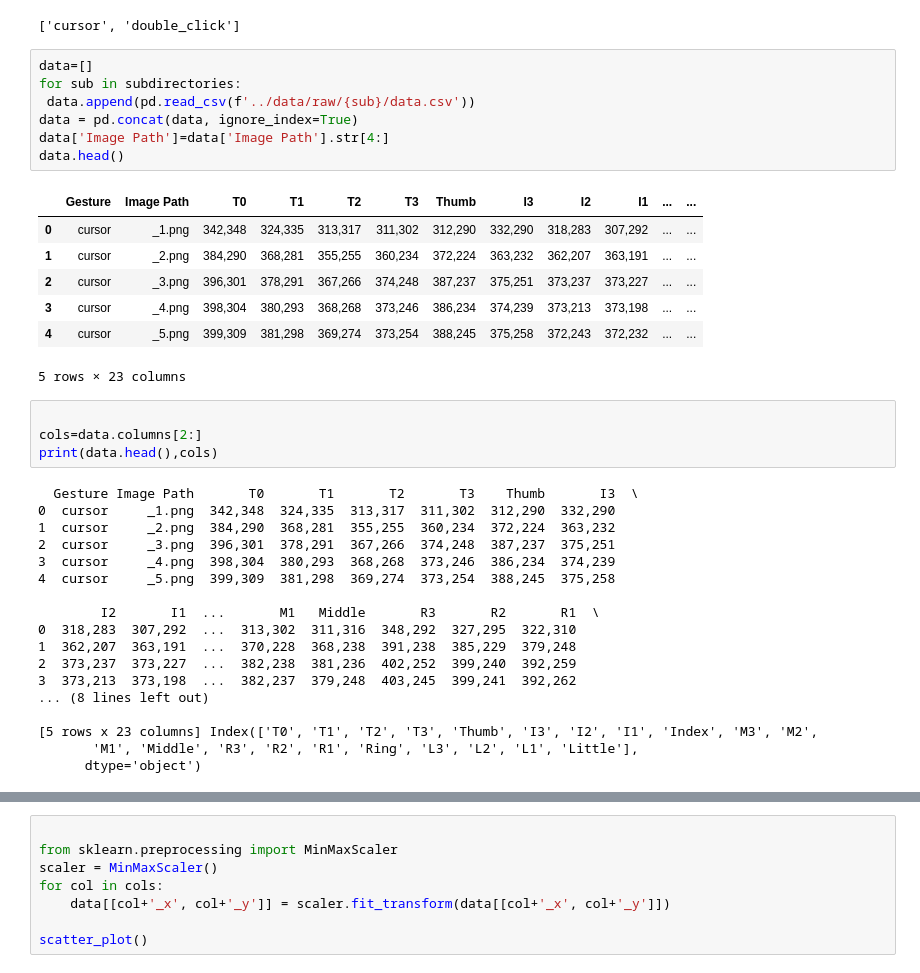
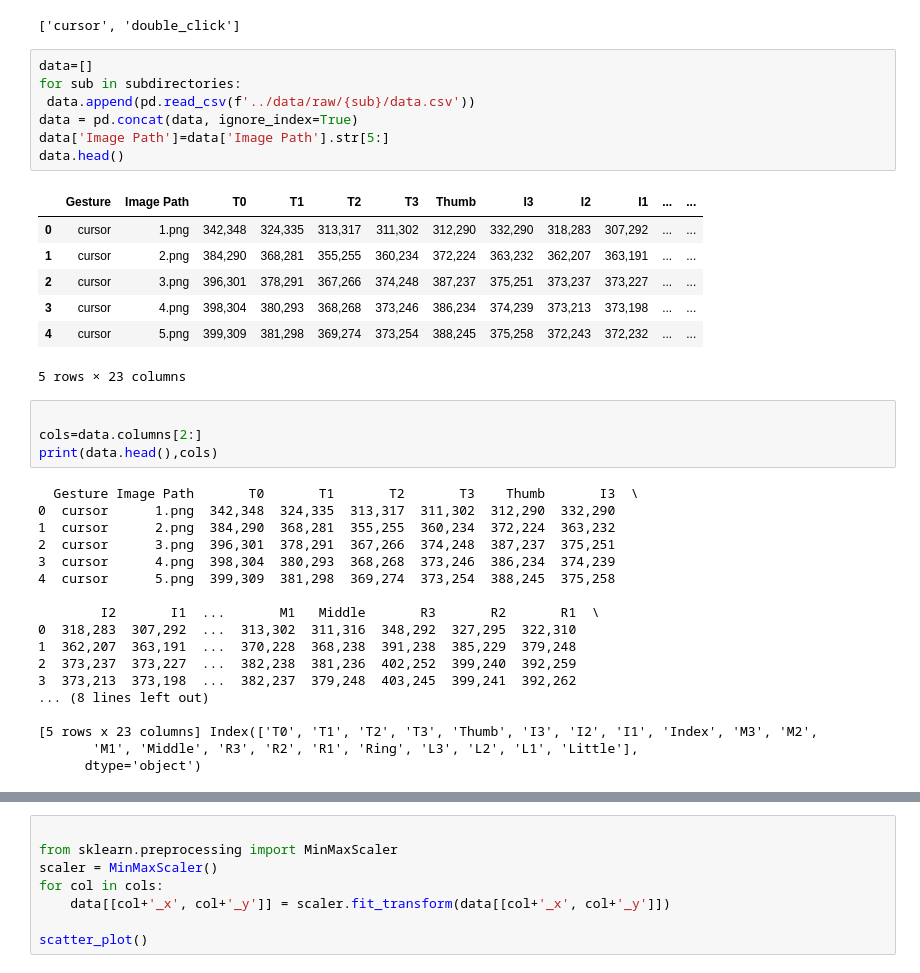
Before and after one commit to SumitJoshiGIT/Gesture-Controlled-PC, a Jupyter notebook: notebooks/preprocessing.ipynb, the cells around one changed output, grey strips where cells are left out. Drawn from its saved outputs; the diff is of its cells as text.

```diff
--- a/notebooks/preprocessing.ipynb
+++ b/notebooks/preprocessing.ipynb
@@ -9,17 +9,17 @@ print(subdirectories)
 # %%
 data=[]
 for sub in subdirectories:
  data.append(pd.read_csv(f'../data/raw/{sub}/data.csv'))
 data = pd.concat(data, ignore_index=True)
-data['Image Path']=data['Image Path'].str[4:]
+data['Image Path']=data['Image Path'].str[5:]
 data.head()
 # %% [output]
 |  | Gesture | Image Path | T0 | T1 | T2 | T3 | Thumb | I3 | I2 | I1 | ... | ... |
-| 0 | cursor | _1.png | 342,348 | 324,335 | 313,317 | 311,302 | 312,290 | 332,290 | 318,283 | 307,292 | ... | ... |
-| 1 | cursor | _2.png | 384,290 | 368,281 | 355,255 | 360,234 | 372,224 | 363,232 | 362,207 | 363,191 | ... | ... |
-| 2 | cursor | _3.png | 396,301 | 378,291 | 367,266 | 374,248 | 387,237 | 375,251 | 373,237 | 373,227 | ... | ... |
-| 3 | cursor | _4.png | 398,304 | 380,293 | 368,268 | 373,246 | 386,234 | 374,239 | 373,213 | 373,198 | ... | ... |
-| 4 | cursor | _5.png | 399,309 | 381,298 | 369,274 | 373,254 | 388,245 | 375,258 | 372,243 | 372,232 | ... | ... |
+| 0 | cursor | 1.png | 342,348 | 324,335 | 313,317 | 311,302 | 312,290 | 332,290 | 318,283 | 307,292 | ... | ... |
+| 1 | cursor | 2.png | 384,290 | 368,281 | 355,255 | 360,234 | 372,224 | 363,232 | 362,207 | 363,191 | ... | ... |
+| 2 | cursor | 3.png | 396,301 | 378,291 | 367,266 | 374,248 | 387,237 | 375,251 | 373,237 | 373,227 | ... | ... |
+| 3 | cursor | 4.png | 398,304 | 380,293 | 368,268 | 373,246 | 386,234 | 374,239 | 373,213 | 373,198 | ... | ... |
+| 4 | cursor | 5.png | 399,309 | 381,298 | 369,274 | 373,254 | 388,245 | 375,258 | 372,243 | 372,232 | ... | ... |
 5 rows × 23 columns
 # %%
 
@@ -27,11 +27,11 @@ cols=data.columns[2:]
 print(data.head(),cols)
 # %% [output]
   Gesture Image Path       T0       T1       T2       T3    Thumb       I3  \
-0  cursor     _1.png  342,348  324,335  313,317  311,302  312,290  332,290
-1  cursor     _2.png  384,290  368,281  355,255  360,234  372,224  363,232
-2  cursor     _3.png  396,301  378,291  367,266  374,248  387,237  375,251
-3  cursor     _4.png  398,304  380,293  368,268  373,246  386,234  374,239
-4  cursor     _5.png  399,309  381,298  369,274  373,254  388,245  375,258
+0  cursor      1.png  342,348  324,335  313,317  311,302  312,290  332,290
+1  cursor      2.png  384,290  368,281  355,255  360,234  372,224  363,232
+2  cursor      3.png  396,301  378,291  367,266  374,248  387,237  375,251
+3  cursor      4.png  398,304  380,293  368,268  373,246  386,234  374,239
+4  cursor      5.png  399,309  381,298  369,274  373,254  388,245  375,258
 
         I2       I1  ...       M1   Middle       R3       R2       R1  \
 0  318,283  307,292  ...  313,302  311,316  348,292  327,295  322,310
```
Also changed, not shown: parts of 6 cells of this notebook, 7 other files.
